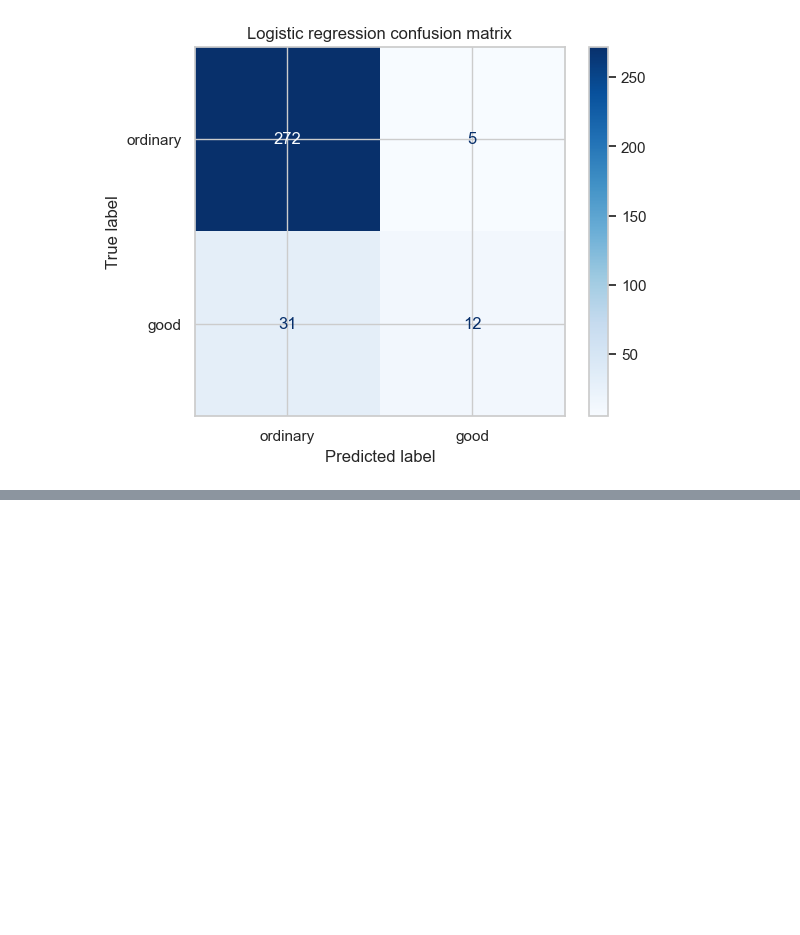
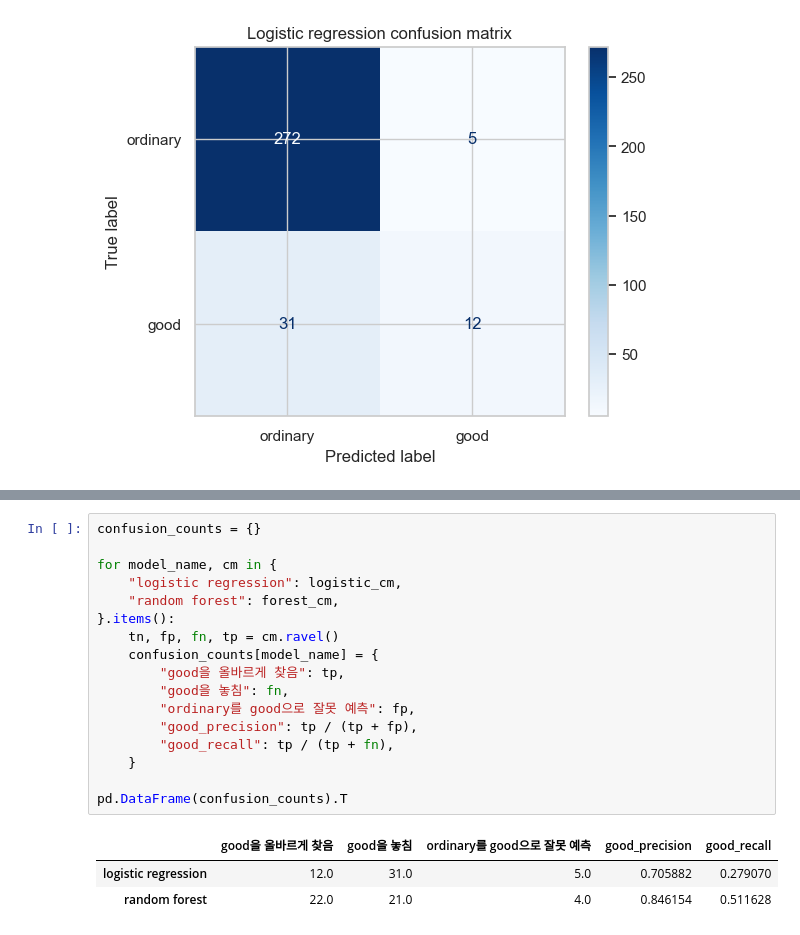
Before and after one commit to codingalzi/code-workout-datasci, a Jupyter notebook: ml_classification.ipynb, the cells around one changed output, grey strips where cells are left out. Cells and saved outputs as stored; diff of their text form; blank space fills up the shorter version.

```diff
--- a/ml_classification.ipynb
+++ b/ml_classification.ipynb
@@ -774,0 +755,21 @@ plt.show()
+# %%
+confusion_counts = {}
+
+for model_name, cm in {
+    "logistic regression": logistic_cm,
+    "random forest": forest_cm,
+}.items():
+    tn, fp, fn, tp = cm.ravel()
+    confusion_counts[model_name] = {
+        "good을 올바르게 찾음": tp,
+        "good을 놓침": fn,
+        "ordinary를 good으로 잘못 예측": fp,
+        "good_precision": tp / (tp + fp),
+        "good_recall": tp / (tp + fn),
+    }
+
+pd.DataFrame(confusion_counts).T
+# %% [output]
+|  | good을 올바르게 찾음 | good을 놓침 | ordinary를 good으로 잘못 예측 | good_precision | good_recall |
+| logistic regression | 12.0 | 31.0 | 5.0 | 0.705882 | 0.279070 |
+| random forest | 22.0 | 21.0 | 4.0 | 0.846154 | 0.511628 |
```
Also changed, not shown: parts of 61 cells of this notebook, 1 other file.
